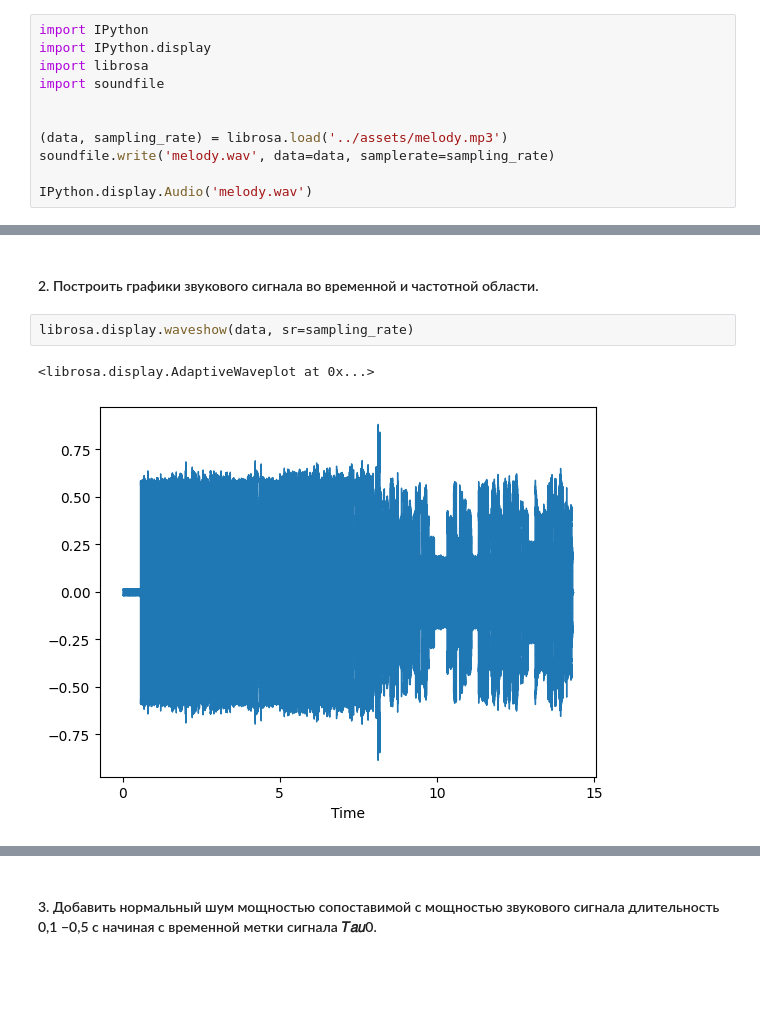
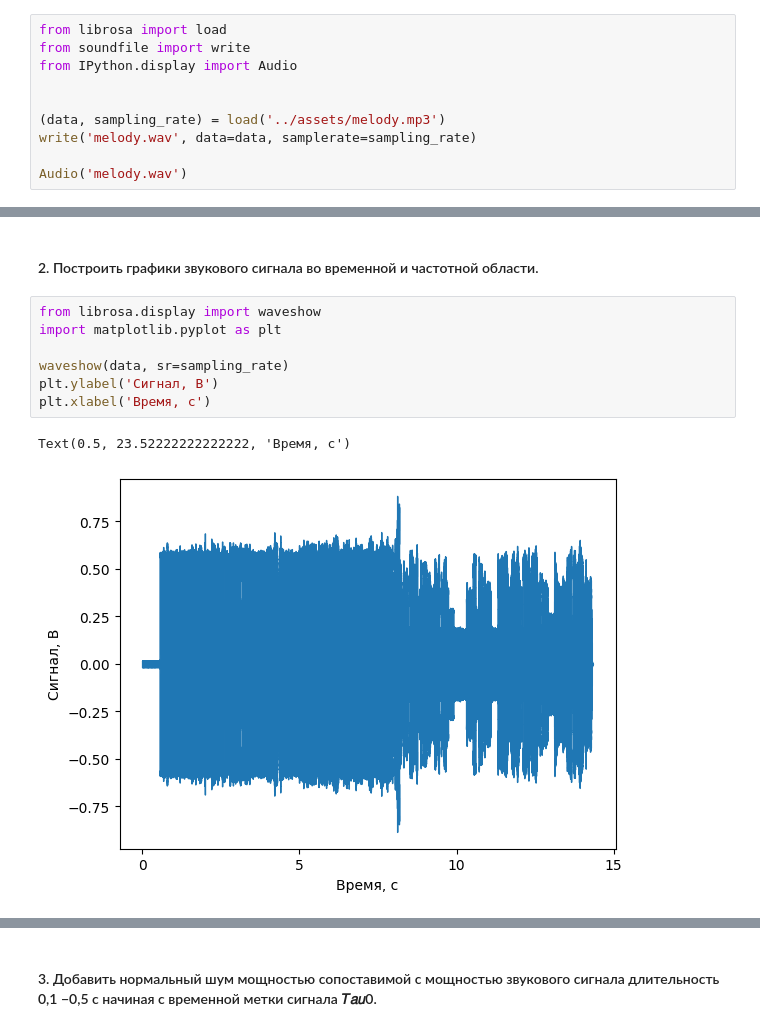
Before and after one commit to ekinohito/signals, a Jupyter notebook: lab_4/lab.ipynb, the cells around one changed output, grey strips where cells are left out. Drawn from its saved outputs; the diff is of its cells as text; blank space fills up the shorter version.

```diff
--- a/lab_4/lab.ipynb
+++ b/lab_4/lab.ipynb
@@ -14,16 +14,15 @@
 # %% [markdown]
 #### 1. Получить массив отсчётов исходного сигнала из заранее подготовленного звукового WAV-файла с записанной речью или мелодией длительностью 8−15.
 # %%
-import IPython
-import IPython.display
-import librosa
-import soundfile
+from librosa import load
+from soundfile import write
+from IPython.display import Audio
 
 
-(data, sampling_rate) = librosa.load('../assets/melody.mp3')
-soundfile.write('melody.wav', data=data, samplerate=sampling_rate)
+(data, sampling_rate) = load('../assets/melody.mp3')
+write('melody.wav', data=data, samplerate=sampling_rate)
 
-IPython.display.Audio('melody.wav')
+Audio('melody.wav')
 # %% [output]
 [interactive output not drawn]
 # %%
@@ -34,9 +33,14 @@ print(data, sampling_rate)
   0.        ] 22050
 # %% [markdown]
 #### 2. Построить графики звукового сигнала во временной и частотной области.
-# %%
-librosa.display.waveshow(data, sr=sampling_rate)
-# %% [output]
-<librosa.display.AdaptiveWaveplot at 0x...>
-[figure, removed]
+# %%
+from librosa.display import waveshow
+import matplotlib.pyplot as plt
+
+waveshow(data, sr=sampling_rate)
+plt.ylabel('Сигнал, В')
+plt.xlabel('Время, с')
+# %% [output]
+Text(0.5, 23.52222222222222, 'Время, с')
+[figure, added]
 # %%
```
Also changed, not shown: parts of 9 cells of this notebook, 2 other files.
